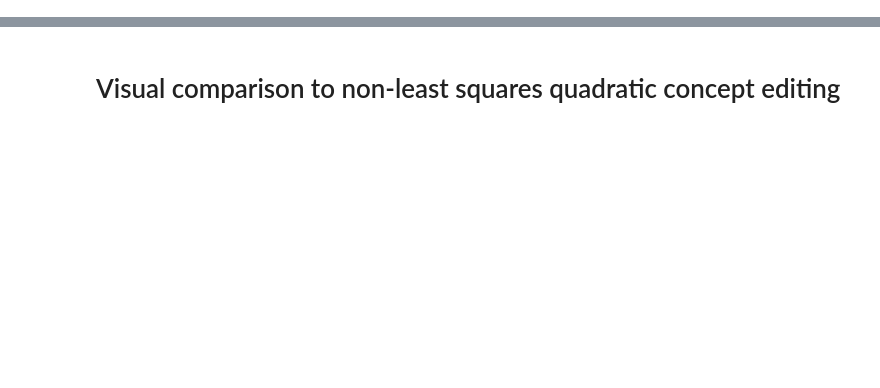
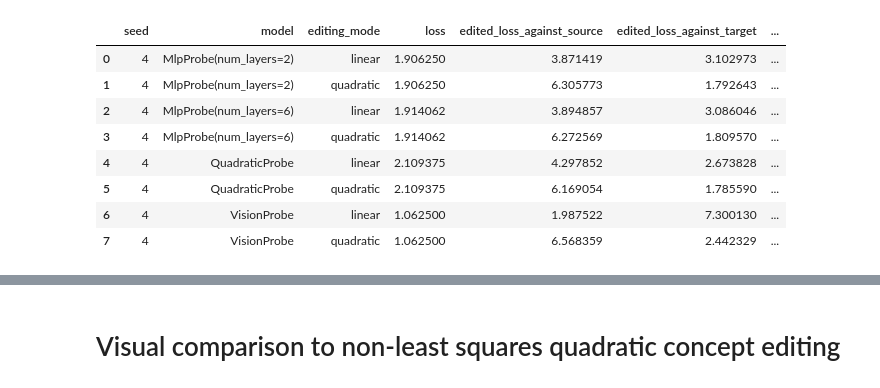
Before and after one commit to EleutherAI/mdl, a Jupyter notebook: experiments/concept_editing.ipynb, the cells around one changed output, grey strips where cells are left out. Drawn from its saved outputs; the diff is of its cells as text; code cells hidden in the pictures; blank space fills up the shorter version.

```diff
--- a/experiments/concept_editing.ipynb
+++ b/experiments/concept_editing.ipynb
@@ -1,14 +1,38 @@
 # %%
 import pandas as pd
 import matplotlib.pyplot as plt
+import numpy as np
 
 df = pd.read_json("../data/CIFAR_editing_results.json")
-row = df.iloc[2]
+df["loss_matrix_against_source"] = df["loss_matrix_against_source"].apply(np.array)
+df["loss_matrix_against_target"] = df["loss_matrix_against_target"].apply(np.array)
+df["top1_matrix_against_source"] = df["top1_matrix_against_source"].apply(np.array)
+df["top1_matrix_against_target"] = df["top1_matrix_against_target"].apply(np.array)
+# average over `seed`
+mean_df = df.groupby(["model", "editing_mode"]).mean().reset_index()
+# standard error over `seed`
+scalar_df = df.drop(columns=["loss_matrix_against_source", "loss_matrix_against_target", "top1_matrix_against_source", "top1_matrix_against_target"])
+stderr_df = scalar_df.groupby(["model", "editing_mode"]).sem().reset_index()
+
+summary_df = pd.merge(mean_df, stderr_df, on=["model", "editing_mode"], suffixes=("_mean", "_stderr"))
+row = .iloc[2]
 
 # 10 x 10 matrix of losses source -> target
 loss_mat = row["loss_matrix_against_target"]
 # 10 x 10 matrix of accuracies source -> target
 acc_mat = row["top1_matrix_against_target"]
+# %%
+df
+# %% [output]
+|  | seed | model | editing_mode | loss | edited_loss_against_source | edited_loss_against_target | ... |
+| 0 | 4 | MlpProbe(num_layers=2) | linear | 1.906250 | 3.871419 | 3.102973 | ... |
+| 1 | 4 | MlpProbe(num_layers=2) | quadratic | 1.906250 | 6.305773 | 1.792643 | ... |
+| 2 | 4 | MlpProbe(num_layers=6) | linear | 1.914062 | 3.894857 | 3.086046 | ... |
+| 3 | 4 | MlpProbe(num_layers=6) | quadratic | 1.914062 | 6.272569 | 1.809570 | ... |
+| 4 | 4 | QuadraticProbe | linear | 2.109375 | 4.297852 | 2.673828 | ... |
+| 5 | 4 | QuadraticProbe | quadratic | 2.109375 | 6.169054 | 1.785590 | ... |
+| 6 | 4 | VisionProbe | linear | 1.062500 | 1.987522 | 7.300130 | ... |
+| 7 | 4 | VisionProbe | quadratic | 1.062500 | 6.568359 | 2.442329 | ... |
 # %%
 
 # Plot the loss matrix
```
Also changed, not shown: parts of 2 cells of this notebook, 4 other files.
